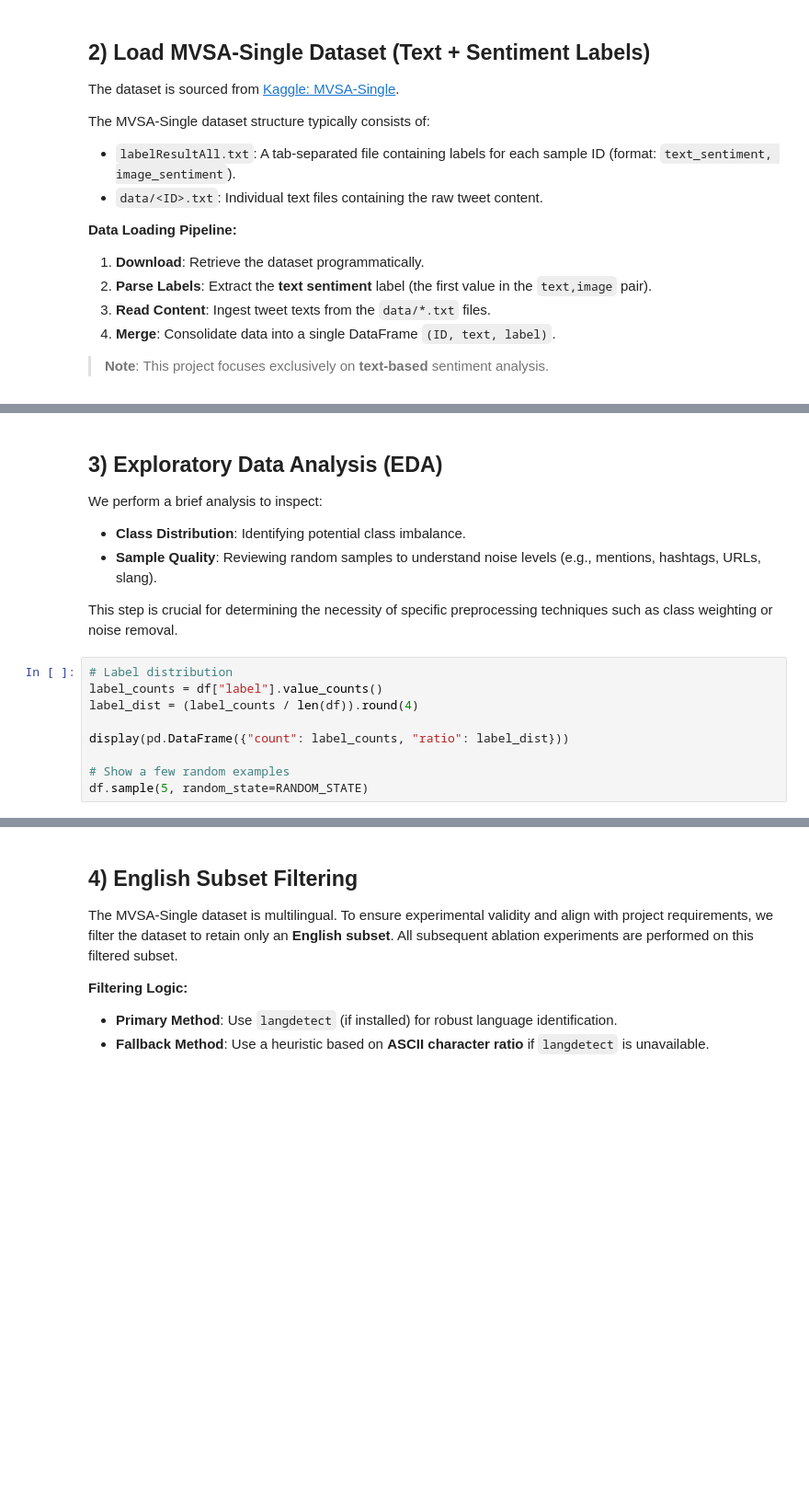
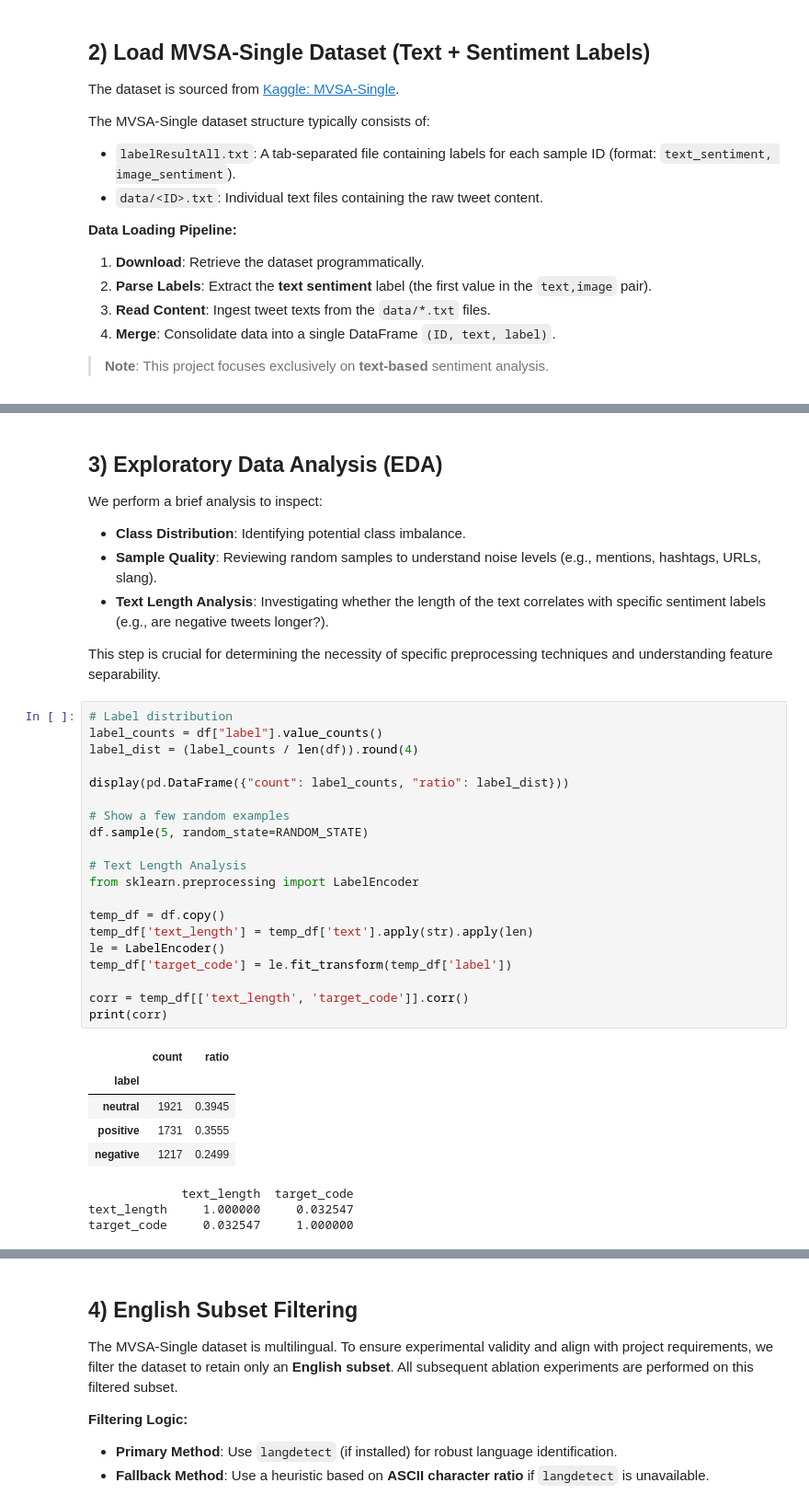
Before and after one commit to maohuajie1114/6003_assignment, a Jupyter notebook: MVSA_TFIDF_LogReg_Ablation.ipynb, the cells around one changed output, grey strips where cells are left out. Shown at 92% size. Drawn from its saved outputs; the diff is of its cells as text; blank space fills up the shorter version.

```diff
--- a/MVSA_TFIDF_LogReg_Ablation.ipynb
+++ b/MVSA_TFIDF_LogReg_Ablation.ipynb
@@ -136,14 +151,35 @@ df.head()
 We perform a brief analysis to inspect:
 - **Class Distribution**: Identifying potential class imbalance.
 - **Sample Quality**: Reviewing random samples to understand noise levels (e.g., mentions, hashtags, URLs, slang).
+- **Text Length Analysis**: Investigating whether the length of the text correlates with specific sentiment labels (e.g., are negative tweets longer?).
 
-This step is crucial for determining the necessity of specific preprocessing techniques such as class weighting or noise removal.
+This step is crucial for determining the necessity of specific preprocessing techniques and understanding feature separability.
 # %%
 # Label distribution
 label_counts = df["label"].value_counts()
 label_dist = (label_counts / len(df)).round(4)
 
 display(pd.DataFrame({"count": label_counts, "ratio": label_dist}))
 
 # Show a few random examples
 df.sample(5, random_state=RANDOM_STATE)
+
+# Text Length Analysis
+from sklearn.preprocessing import LabelEncoder
+
+temp_df = df.copy()
+temp_df['text_length'] = temp_df['text'].apply(str).apply(len)
+le = LabelEncoder()
+temp_df['target_code'] = le.fit_transform(temp_df['label'])
+
+corr = temp_df[['text_length', 'target_code']].corr()
+print(corr)
+# %% [output]
+|  | count | ratio |
+| label |  |  |
+| neutral | 1921 | 0.3945 |
+| positive | 1731 | 0.3555 |
+| negative | 1217 | 0.2499 |
+             text_length  target_code
+text_length     1.000000     0.032547
+target_code     0.032547     1.000000
```
Also changed, not shown: parts of 10 cells of this notebook.
